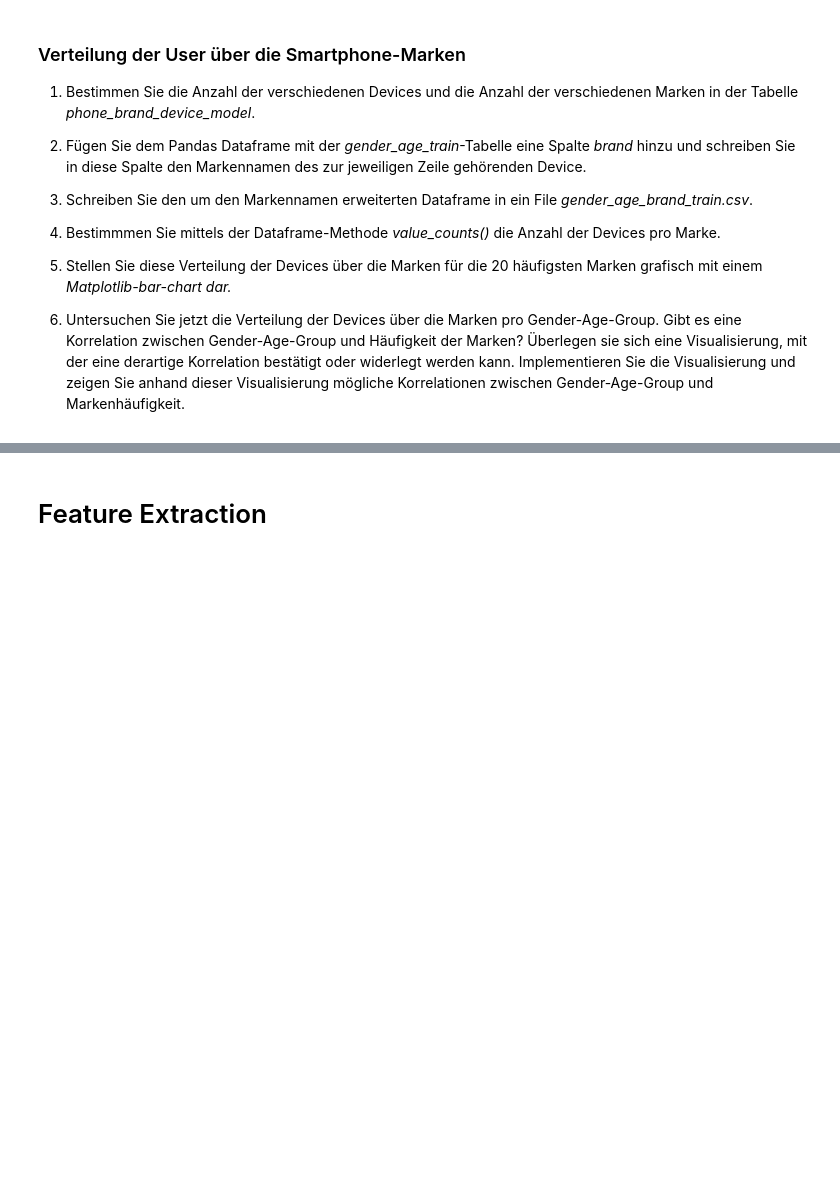
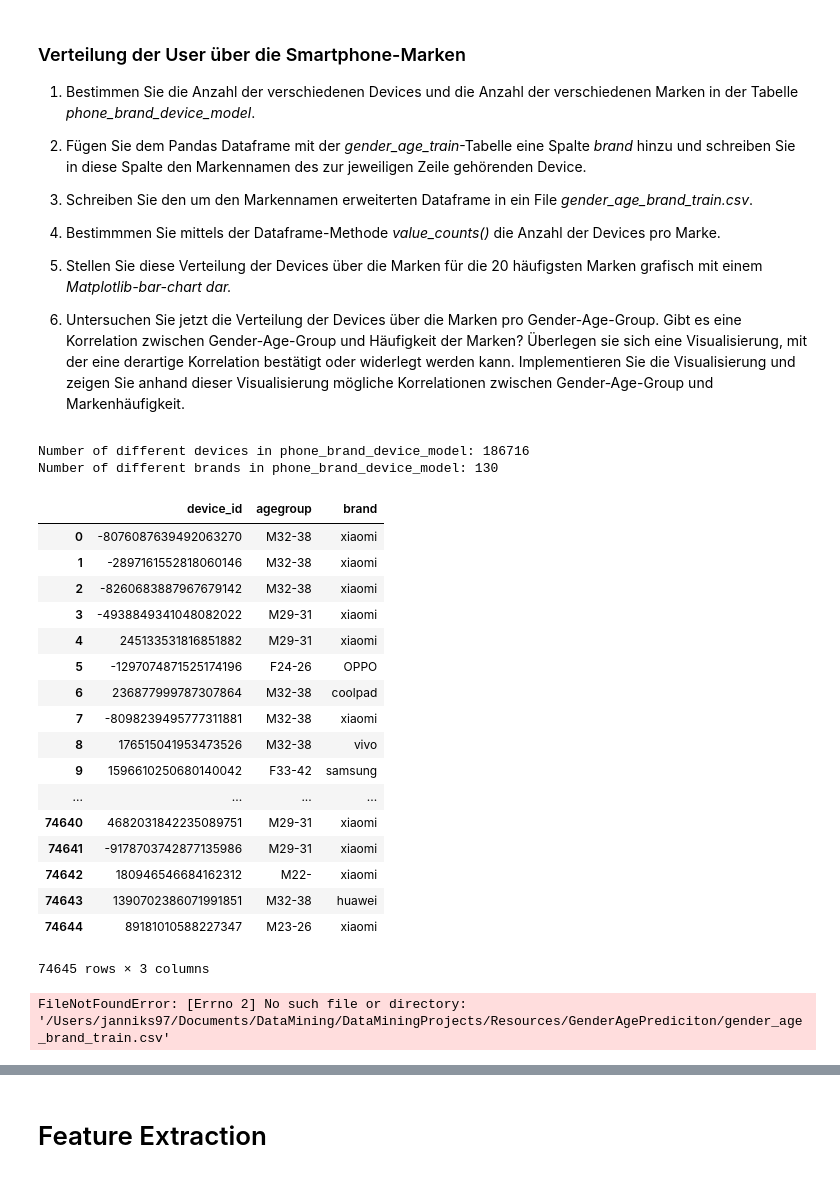
Before and after one commit to codeOfJannik/DataMining_Projects, a Jupyter notebook: task1_MobileUsers/VersuchMobileUsers.ipynb, the cells around one changed output, grey strips where cells are left out. Cells and saved outputs as stored; diff of their text form; code cells hidden in the pictures; blank space fills up the shorter version.

```diff
--- a/task1_MobileUsers/VersuchMobileUsers.ipynb
+++ b/task1_MobileUsers/VersuchMobileUsers.ipynb
@@ -93,3 +271,67 @@ Die Menge aller User wird in 12 verschiedene Gender-Age-Groups unterteilt. Besti
 4. Bestimmmen Sie mittels der Dataframe-Methode *value_counts()* die Anzahl der Devices pro Marke.
 5. Stellen Sie diese Verteilung der Devices über die Marken für die 20 häufigsten Marken grafisch mit einem *Matplotlib-bar-chart dar.*
 6. Untersuchen Sie jetzt die Verteilung der Devices über die Marken pro Gender-Age-Group. Gibt es eine Korrelation zwischen Gender-Age-Group und Häufigkeit der Marken? Überlegen sie sich eine Visualisierung, mit der eine derartige Korrelation bestätigt oder widerlegt werden kann. Implementieren Sie die Visualisierung und zeigen Sie anhand dieser Visualisierung mögliche Korrelationen zwischen Gender-Age-Group und Markenhäufigkeit.
+# %%
+# Read brandMap.txt and create dictionary to replace chinese brand names
+def replaceChineseBrandNames(dataframe):
+    brandDict = {}
+    resourcePath = os.getcwd()[:-17]
+    file = open(os.path.join(resourcePath, "Resources/GenderAgePrediction/brandMap.txt"))
+    with file as f:
+        for line in f:
+            if line == "\n":
+                continue
+            (key, val) = line.split()
+            brandDict[key] = val
+    for key in brandDict.keys():
+        dataframe.replace(to_replace=key, value=brandDict[key], inplace=True)
+    return dataframe
+
+# Read data of phone_device_brand_model
+phoneBrandDevices = pd.read_sql("SELECT device_id, phone_brand FROM phone_brand_device_model", disk_engine)
+
+phoneBrandDevices = replaceChineseBrandNames(phoneBrandDevices)
+print("Number of different devices in phone_brand_device_model:", len(set(phoneBrandDevices['device_id'])))
+print("Number of different brands in phone_brand_device_model:", len(set(phoneBrandDevices['phone_brand'])))
+# %% [output]
+Number of different devices in phone_brand_device_model: 186716
+Number of different brands in phone_brand_device_model: 130
+# %%
+# Add column with brands to genderAgeDataFrame
+deviceBrandDict = {}
+index = 0
+for device in phoneBrandDevices['device_id']:
+    deviceBrandDict[device] = phoneBrandDevices['phone_brand'][index]
+    index += 1
+
+index = 0
+brandList = []
+for element in genderAgeTrain_df['device_id']:
+    brandList.append(deviceBrandDict[genderAgeTrain_df['device_id'][index]])
+    index += 1
+genderAgeTrain_df['brand'] = brandList
+display(genderAgeTrain_df)
+
+# Save Dataframe into CSV File
+resourcePath = os.path.join(os.getcwd()[:-17], "Resources/GenderAgePrediciton/gender_age_brand_train.csv")
+genderAgeTrain_df.to_csv(resourcePath, sep=",", encoding="utf-8")
+# %% [output]
+|  | device_id | agegroup | brand |
+| 0 | -8076087639492063270 | M32-38 | xiaomi |
+| 1 | -2897161552818060146 | M32-38 | xiaomi |
+| 2 | -8260683887967679142 | M32-38 | xiaomi |
+| 3 | -4938849341048082022 | M29-31 | xiaomi |
+| 4 | 245133531816851882 | M29-31 | xiaomi |
+| 5 | -1297074871525174196 | F24-26 | OPPO |
+| 6 | 236877999787307864 | M32-38 | coolpad |
+| 7 | -8098239495777311881 | M32-38 | xiaomi |
+| 8 | 176515041953473526 | M32-38 | vivo |
+| 9 | 1596610250680140042 | F33-42 | samsung |
+| ... | ... | ... | ... |
+| 74640 | 4682031842235089751 | M29-31 | xiaomi |
+| 74641 | -9178703742877135986 | M29-31 | xiaomi |
+| 74642 | 180946546684162312 | M22- | xiaomi |
+| 74643 | 1390702386071991851 | M32-38 | huawei |
+| 74644 | 89181010588227347 | M23-26 | xiaomi |
+74645 rows × 3 columns
+FileNotFoundError: [Errno 2] No such file or directory: '/Users/janniks97/Documents/DataMining/DataMiningProjects/Resources/GenderAgePrediciton/gender_age_brand_train.csv'
```
Also changed, not shown: parts of 6 cells of this notebook, 1 other file.
